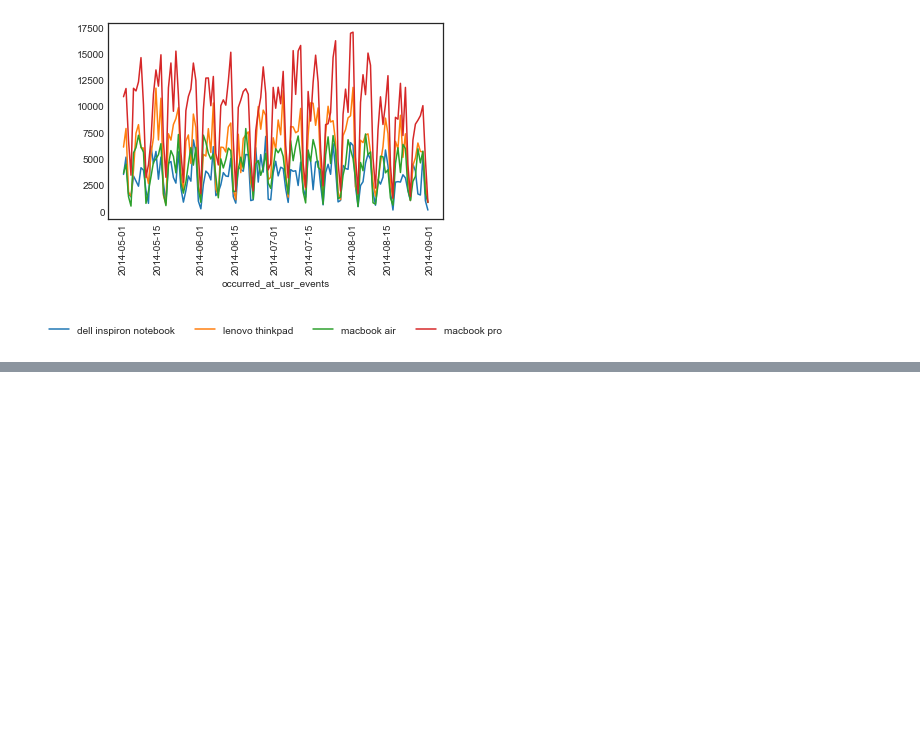
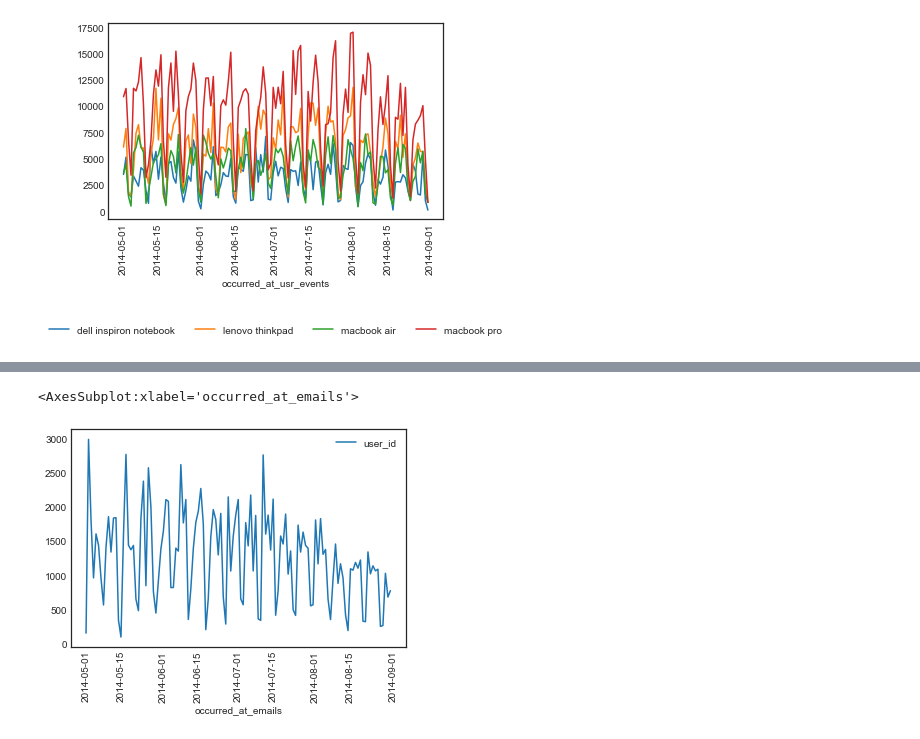
Before and after one commit to chiaracapuano/customercliffdive, a Jupyter notebook: ccd.ipynb, the cells around one changed output, grey strips where cells are left out. Saved outputs shown, nothing was run; the diff lists cells and outputs as text; code cells hidden in the pictures; blank space fills up the shorter version.

```diff
--- a/ccd.ipynb
+++ b/ccd.ipynb
@@ -148,0 +150,7 @@ plt.show()
+# %%
+
+reeng = df_email[df_email['action'] == 'sent_reengagement_email']
+reeng.plot(x='occurred_at_emails', y='user_id', rot = 90)
+# %% [output]
+<AxesSubplot:xlabel='occurred_at_emails'>
+[figure, added]
```
Also changed, not shown: parts of 4 cells of this notebook.
